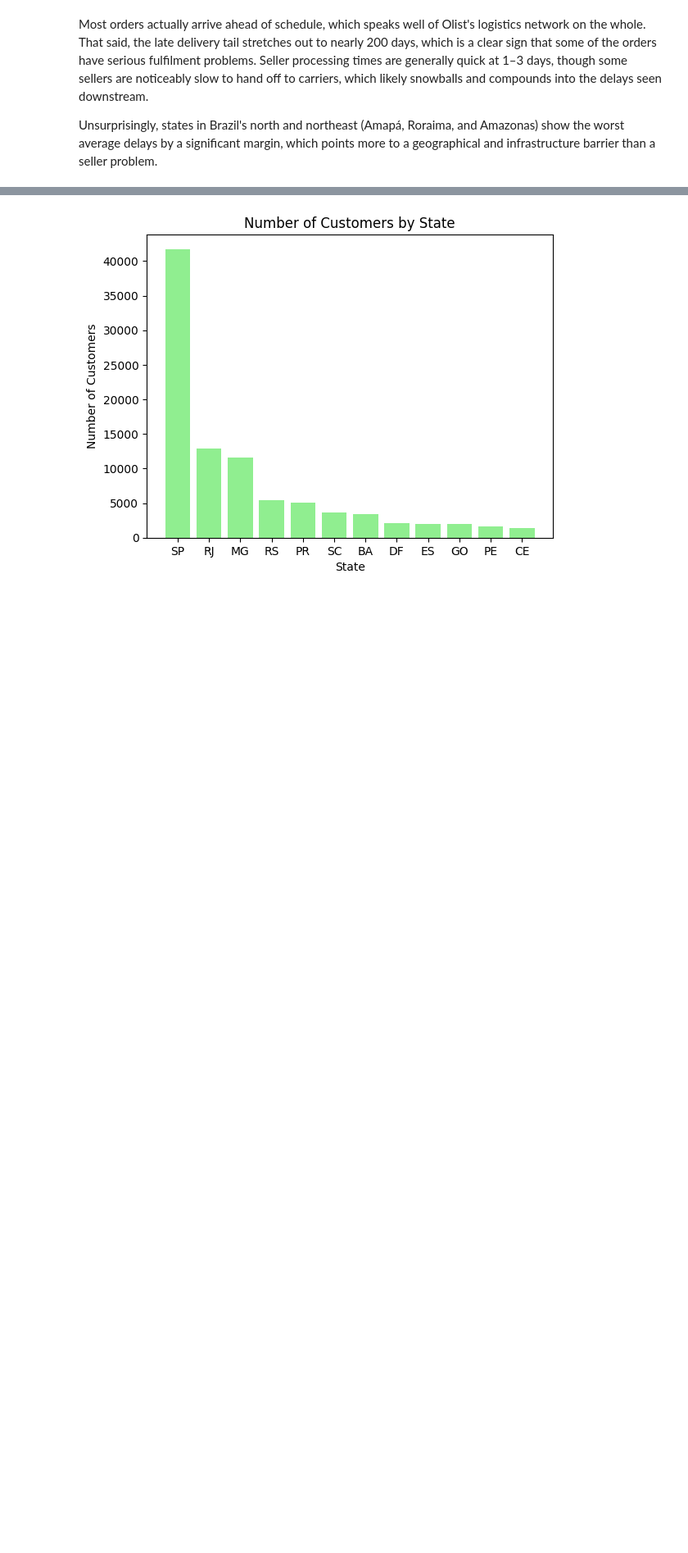
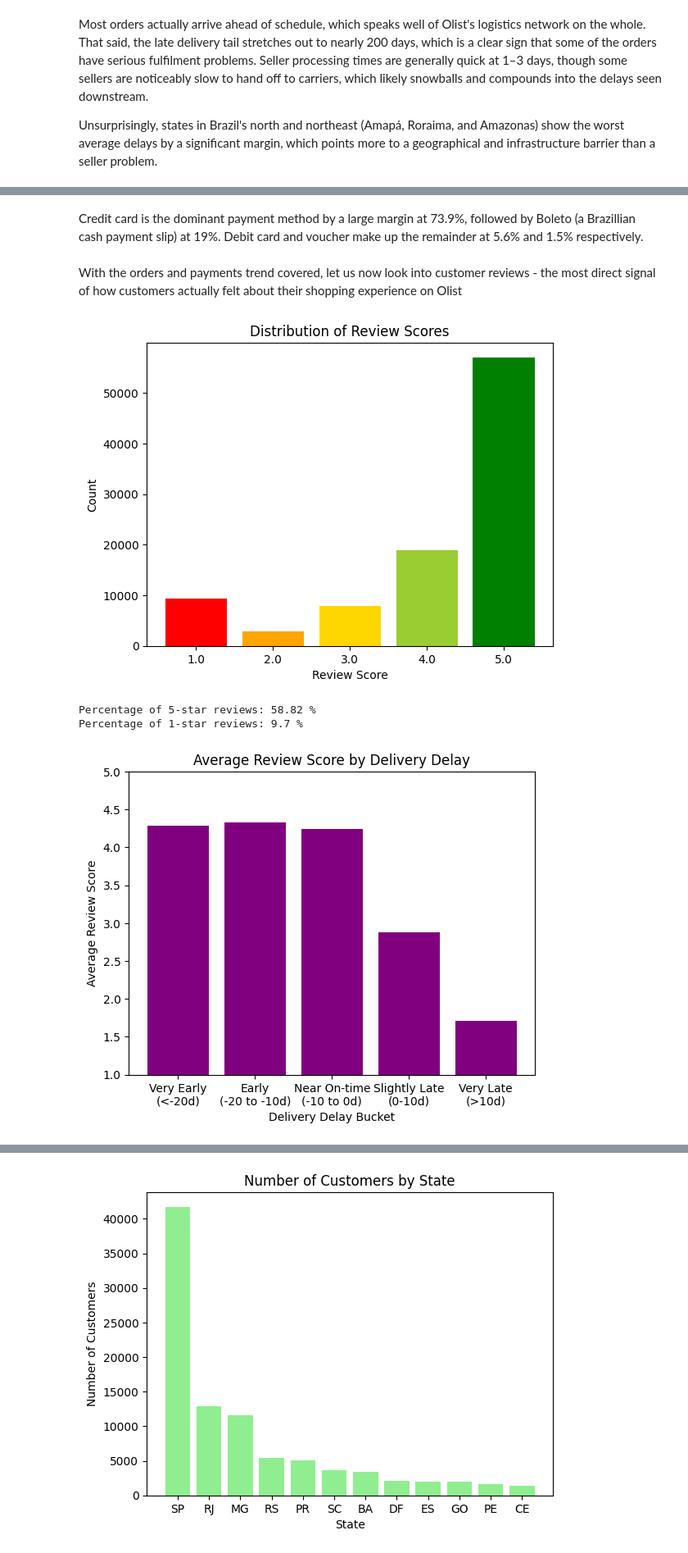
Before and after one commit to jxcksonli/olist-customer-insights-study, a Jupyter notebook: main-analysis.ipynb, the cells around one changed output, grey strips where cells are left out. Shown at 82% size. Drawn from its saved outputs; the diff is of its cells as text; code cells hidden in the pictures; blank space fills up the shorter version.

Commit message:
Review analysis EDA

```diff
--- a/main-analysis.ipynb
+++ b/main-analysis.ipynb
@@ -225,0 +258,48 @@ plt.show()
+# %% [markdown]
+Credit card is the dominant payment method by a large margin at 73.9%, followed by Boleto (a Brazillian cash payment slip) at 19%. Debit card and voucher make up the remainder at 5.6% and 1.5% respectively.
+# %% [markdown]
+With the orders and payments trend covered, let us now look into customer reviews - the most direct signal of how customers actually felt about their shopping experience on Olist
+# %%
+order_reviews = pd.merge(orders, reviews, on = 'order_id', how = 'left')
+
+score_counts = order_reviews['review_score'].value_counts().sort_index()
+
+plt.bar(score_counts.index.astype(str), score_counts.values,
+        color=['red','orange','gold','yellowgreen','green'])
+plt.xlabel('Review Score')
+plt.ylabel('Count')
+plt.title('Distribution of Review Scores')
+plt.show()
+
+print("Percentage of 5-star reviews:", round((order_reviews['review_score'] == 5).mean() * 100, 2), "%")
+print("Percentage of 1-star reviews:", round((order_reviews['review_score'] == 1).mean() * 100, 2), "%")
+
+
+def delay_bucket(delay): # Classify delivery delay into buckets for better analysis of review scores by delay category
+    if delay < -20:
+        return 'Very Early\n(<-20d)'
+    elif delay < -10:
+        return 'Early\n(-20 to -10d)'
+    elif delay < 0:
+        return 'Near On-time\n(-10 to 0d)'
+    elif delay <= 10:
+        return 'Slightly Late\n(0-10d)'
+    else:
+        return 'Very Late\n(>10d)'
+
+bucket_order = ['Very Early\n(<-20d)', 'Early\n(-20 to -10d)', 'Near On-time\n(-10 to 0d)', 'Slightly Late\n(0-10d)', 'Very Late\n(>10d)']
+
+order_reviews['delay_bucket'] = order_reviews['delivery_delay'].apply(delay_bucket) # Add delay bucket column to reviews dataset
+avg_score_by_delay = order_reviews.groupby('delay_bucket')['review_score'].mean().reindex(bucket_order)
+
+plt.bar(avg_score_by_delay.index, avg_score_by_delay.values, color = 'purple')
+plt.ylim(1, 5)
+plt.xlabel('Delivery Delay Bucket')
+plt.ylabel('Average Review Score')
+plt.title('Average Review Score by Delivery Delay')
+plt.show()
+# %% [output]
+[figure, added]
+Percentage of 5-star reviews: 58.82 %
+Percentage of 1-star reviews: 9.7 %
+[figure, added]
```
Also changed, not shown: parts of 5 cells of this notebook.
